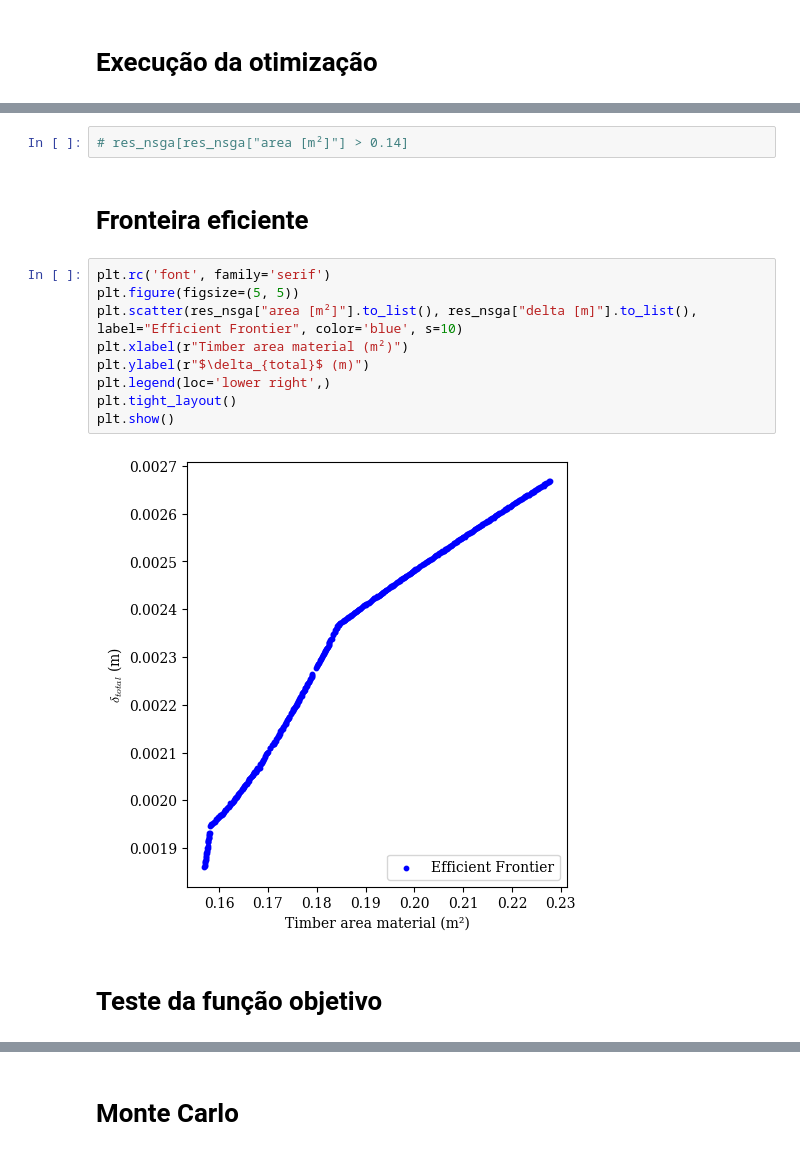
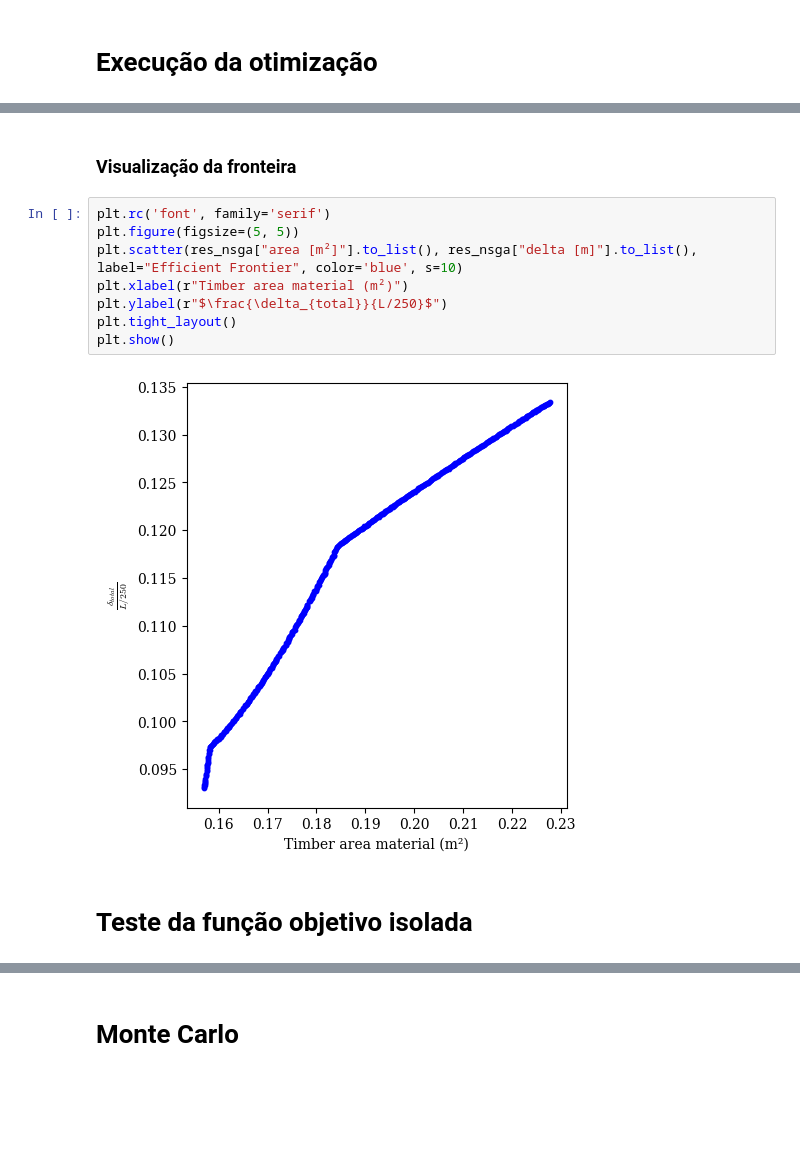
Before and after one commit to wmpjrufg/reliabridge, a Jupyter notebook: testes.ipynb, the cells around one changed output, grey strips where cells are left out. Drawn from its saved outputs; the diff is of its cells as text; blank space fills up the shorter version.

```diff
--- a/testes.ipynb
+++ b/testes.ipynb
@@ -82,21 +93,18 @@ print(res_nsga.to_latex(
 \bottomrule
 \end{tabular}
 \end{table}
-# %%
-# res_nsga[res_nsga["area [m²]"] > 0.14]
 # %% [markdown]
-# Fronteira eficiente
+### Visualização da fronteira
 # %%
 plt.rc('font', family='serif')
 plt.figure(figsize=(5, 5))
 plt.scatter(res_nsga["area [m²]"].to_list(), res_nsga["delta [m]"].to_list(), label="Efficient Frontier", color='blue', s=10)
 plt.xlabel(r"Timber area material (m²)")
-plt.ylabel(r"$\delta_{total}$ (m)")
-plt.legend(loc='lower right',)
+plt.ylabel(r"$\frac{\delta_{total}}{L/250}$")
 plt.tight_layout()
 plt.show()
 # %% [output]
-[figure, old version]
+[figure, new version]
 # %% [markdown]
-# Teste da função objetivo
+# Teste da função objetivo isolada
 # %%
```
Also changed, not shown: parts of 26 cells of this notebook, 4 other files.
